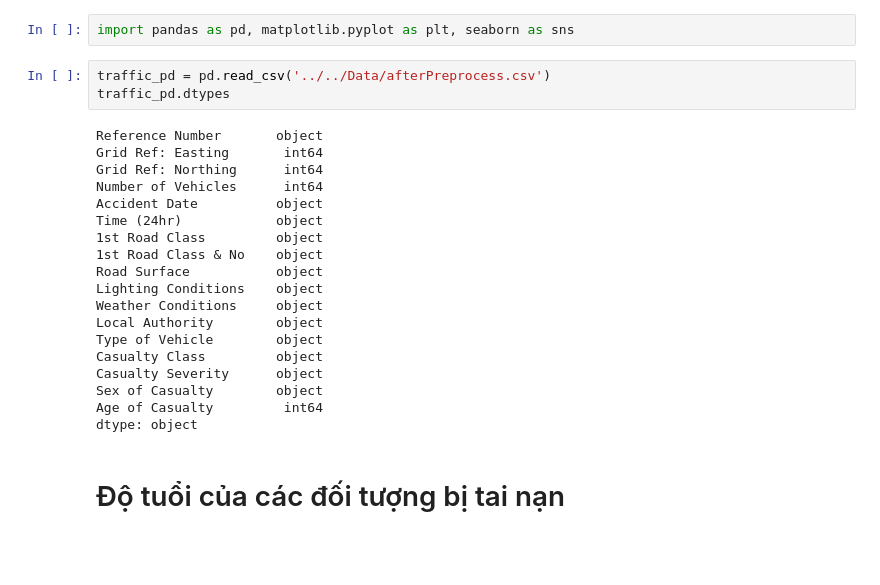
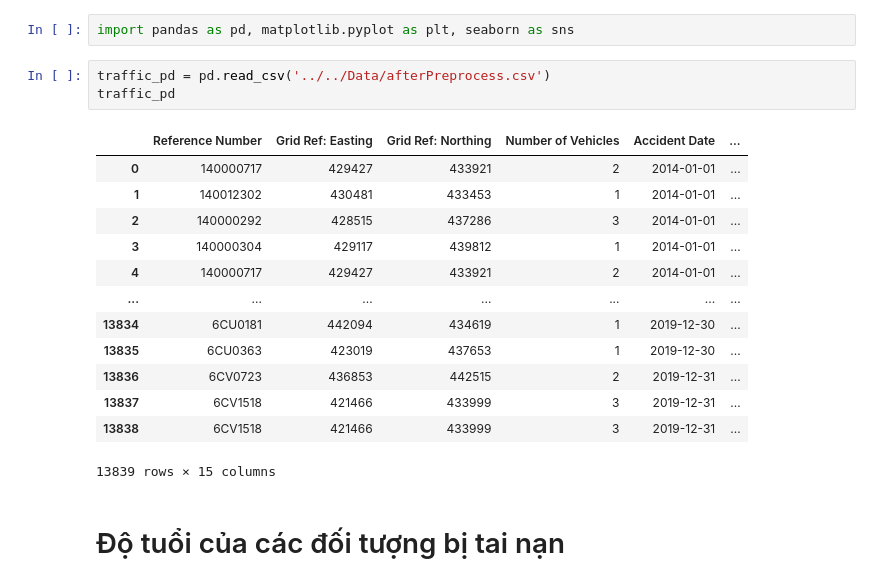
Before and after one commit to XQuyTran/Traffic-Accident-Analysis, a Jupyter notebook: src/analysis/insight_quytran.ipynb, the cells around one changed output. Drawn from its saved outputs; the diff is of its cells as text; blank space fills up the shorter version.

```diff
--- a/src/analysis/insight_quytran.ipynb
+++ b/src/analysis/insight_quytran.ipynb
@@ -2,26 +2,21 @@
 import pandas as pd, matplotlib.pyplot as plt, seaborn as sns
 # %%
 traffic_pd = pd.read_csv('../../Data/afterPreprocess.csv')
-traffic_pd.dtypes
+traffic_pd
 # %% [output]
+|  | Reference Number | Grid Ref: Easting | Grid Ref: Northing | Number of Vehicles | Accident Date | ... |
+| 0 | 140000717 | 429427 | 433921 | 2 | 2014-01-01 | ... |
+| 1 | 140012302 | 430481 | 433453 | 1 | 2014-01-01 | ... |
+| 2 | 140000292 | 428515 | 437286 | 3 | 2014-01-01 | ... |
+| 3 | 140000304 | 429117 | 439812 | 1 | 2014-01-01 | ... |
+| 4 | 140000717 | 429427 | 433921 | 2 | 2014-01-01 | ... |
+| ... | ... | ... | ... | ... | ... | ... |
+| 13834 | 6CU0181 | 442094 | 434619 | 1 | 2019-12-30 | ... |
+| 13835 | 6CU0363 | 423019 | 437653 | 1 | 2019-12-30 | ... |
+| 13836 | 6CV0723 | 436853 | 442515 | 2 | 2019-12-31 | ... |
+| 13837 | 6CV1518 | 421466 | 433999 | 3 | 2019-12-31 | ... |
+| 13838 | 6CV1518 | 421466 | 433999 | 3 | 2019-12-31 | ... |
-Reference Number       object
-Grid Ref: Easting       int64
-Grid Ref: Northing      int64
-Number of Vehicles      int64
-Accident Date          object
-Time (24hr)            object
-1st Road Class         object
-1st Road Class & No    object
-Road Surface           object
-Lighting Conditions    object
-Weather Conditions     object
-Local Authority        object
-Type of Vehicle        object
-Casualty Class         object
-Casualty Severity      object
-Sex of Casualty        object
-Age of Casualty         int64
-dtype: object
+13839 rows × 15 columns
 # %% [markdown]
 # Độ tuổi của các đối tượng bị tai nạn
 # %%
```
Also changed, not shown: parts of 21 cells of this notebook, 6 other files.
